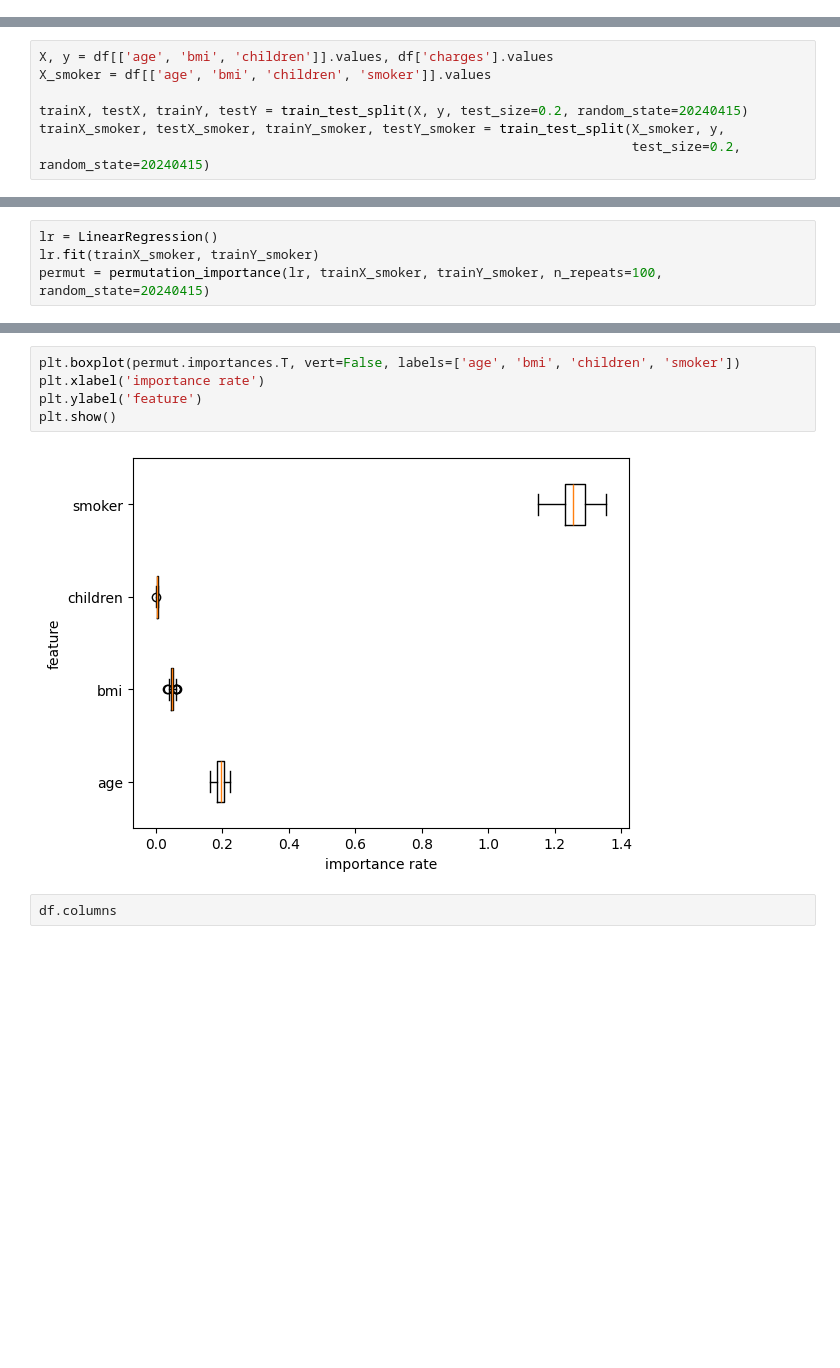
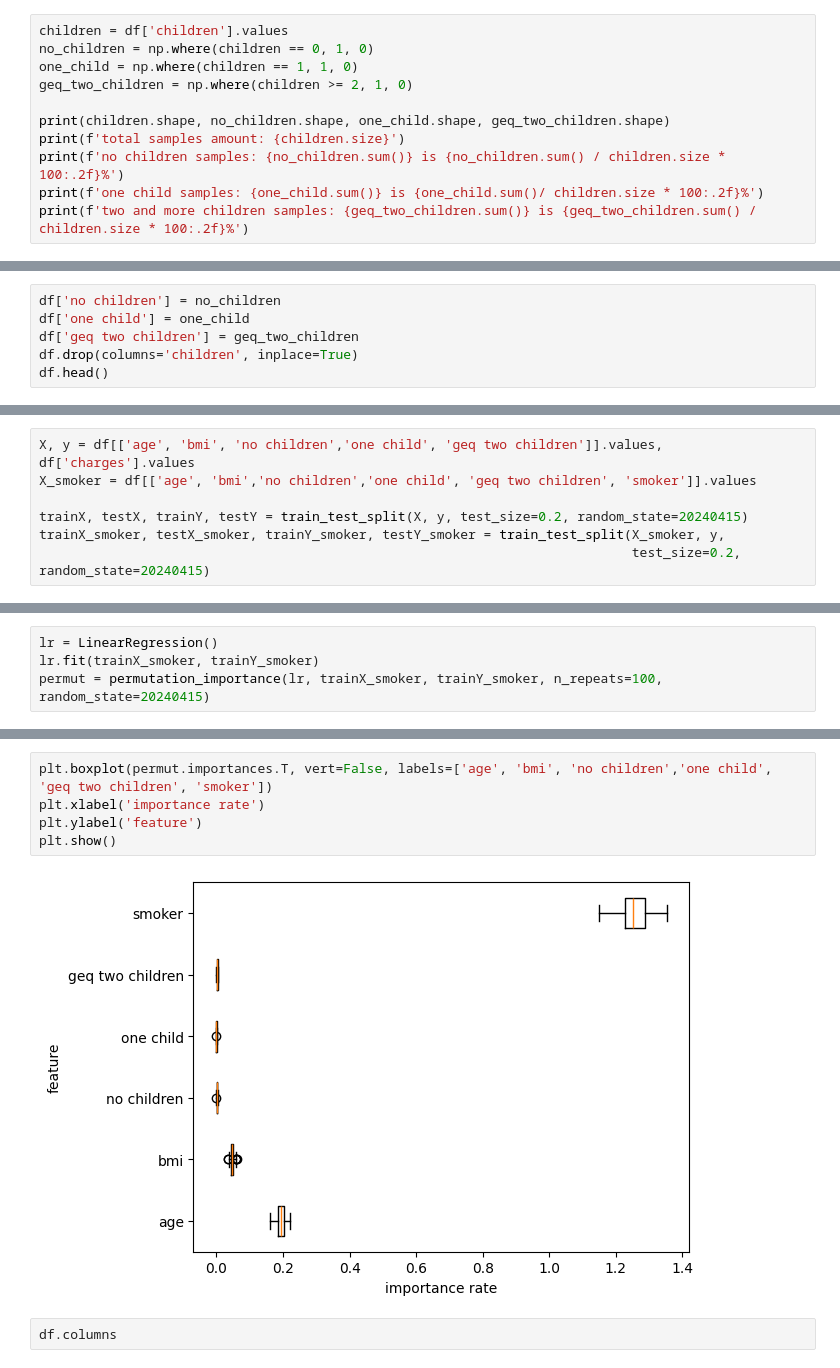
Before and after one commit to Kasymkhankhubiyev/AISiriusSpring2024, a Jupyter notebook: lab_01.ipynb, the cells around one changed output, grey strips where cells are left out. Saved outputs shown, nothing was run; the diff lists cells and outputs as text; blank space fills up the shorter version.

```diff
--- a/lab_01.ipynb
+++ b/lab_01.ipynb
@@ -146,0 +153,11 @@ Name: count, dtype: int64
+# %%
+children = df['children'].values
+no_children = np.where(children == 0, 1, 0)
+one_child = np.where(children == 1, 1, 0)
+geq_two_children = np.where(children >= 2, 1, 0)
+
+print(children.shape, no_children.shape, one_child.shape, geq_two_children.shape)
+print(f'total samples amount: {children.size}')
+print(f'no children samples: {no_children.sum()} is {no_children.sum() / children.size * 100:.2f}%')
+print(f'one child samples: {one_child.sum()} is {one_child.sum()/ children.size * 100:.2f}%')
+print(f'two and more children samples: {geq_two_children.sum()} is {geq_two_children.sum() / children.size * 100:.2f}%')
@@ -146,0 +170,6 @@ Name: count, dtype: int64
+# %%
+df['no children'] = no_children
+df['one child'] = one_child
+df['geq two children'] = geq_two_children
+df.drop(columns='children', inplace=True)
+df.head()
@@ -182,6 +238,6 @@ df.drop(index=indeces_to_drop, axis=1, inplace=True)
 # %%
-X, y = df[['age', 'bmi', 'children']].values, df['charges'].values
-X_smoker = df[['age', 'bmi', 'children', 'smoker']].values
+X, y = df[['age', 'bmi', 'no children','one child', 'geq two children']].values, df['charges'].values
+X_smoker = df[['age', 'bmi','no children','one child', 'geq two children', 'smoker']].values
 
 trainX, testX, trainY, testY = train_test_split(X, y, test_size=0.2, random_state=20240415)
 trainX_smoker, testX_smoker, trainY_smoker, testY_smoker = train_test_split(X_smoker, y,
@@ -282,10 +355,10 @@ permutation std: [0.01396756 0.00524106 0.00155022 0.04975984]
 # %%
-plt.boxplot(permut.importances.T, vert=False, labels=['age', 'bmi', 'children', 'smoker'])
+plt.boxplot(permut.importances.T, vert=False, labels=['age', 'bmi', 'no children','one child', 'geq two children', 'smoker'])
 plt.xlabel('importance rate')
 plt.ylabel('feature')
 plt.show()
 # %% [output]
-[figure, old version]
+[figure, new version]
 # %%
 df.columns
 # %% [output]
```
Also changed, not shown: parts of 13 cells of this notebook, 3 other files.
